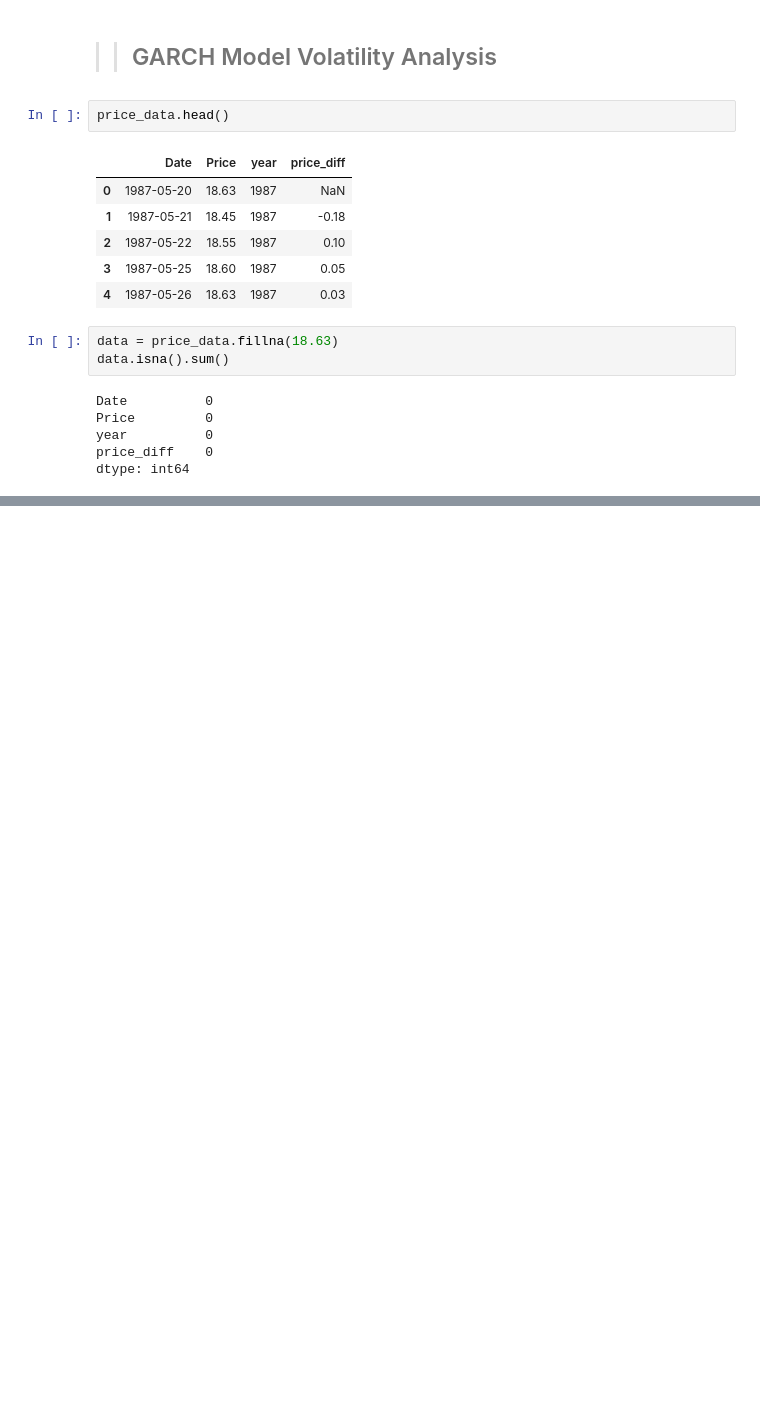
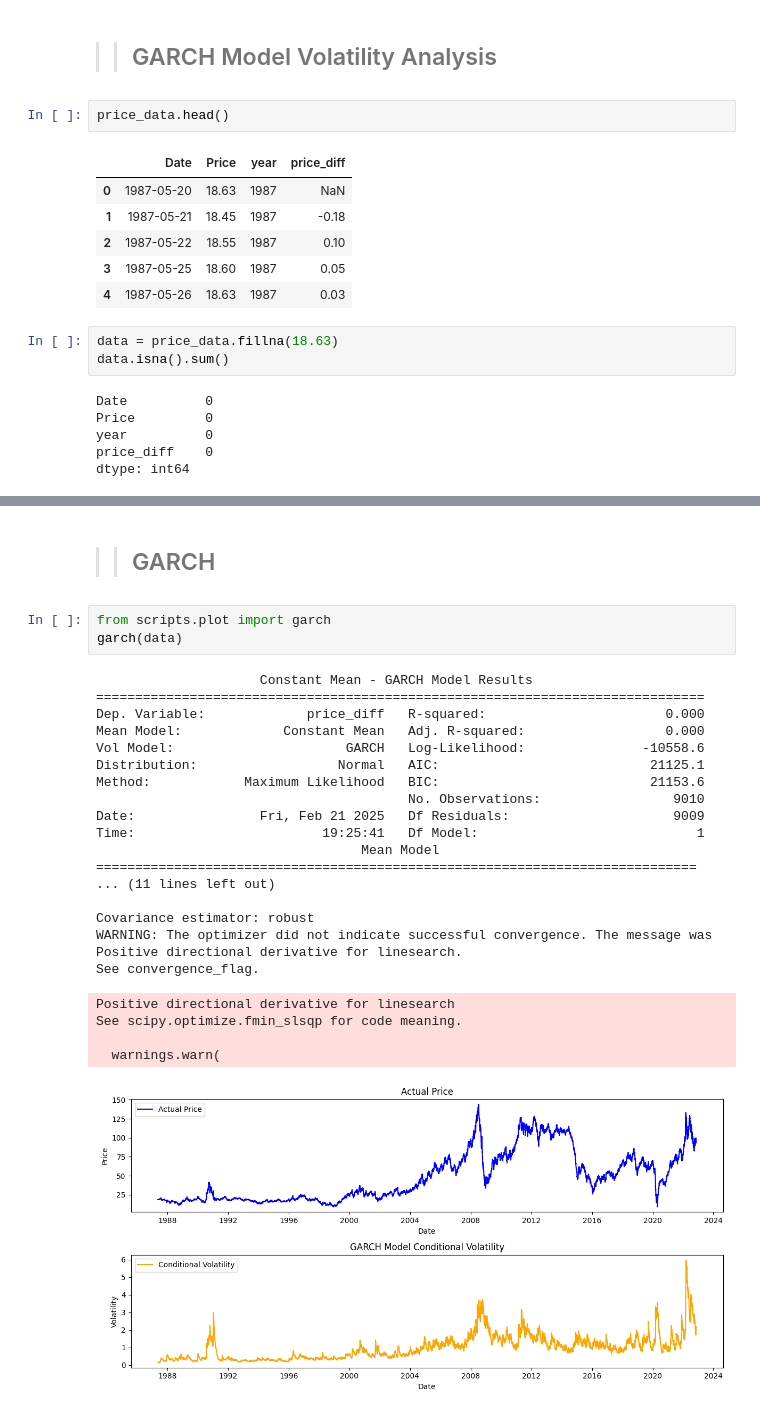
Before and after one commit to hanaDemma/Change_point_analysis_and_statistical_modelling-, a Jupyter notebook: notebooks/changePointAnalyisis.ipynb, the cells around one changed output, grey strips where cells are left out. Saved outputs shown, nothing was run; the diff lists cells and outputs as text; blank space fills up the shorter version.

```diff
--- a/notebooks/changePointAnalyisis.ipynb
+++ b/notebooks/changePointAnalyisis.ipynb
@@ -303,0 +347,28 @@ dtype: int64
+# %% [markdown]
+>> ## GARCH
+# %%
+from scripts.plot import garch
+garch(data)
+# %% [output]
+                     Constant Mean - GARCH Model Results
+==============================================================================
+Dep. Variable:             price_diff   R-squared:                       0.000
+Mean Model:             Constant Mean   Adj. R-squared:                  0.000
+Vol Model:                      GARCH   Log-Likelihood:               -10558.6
+Distribution:                  Normal   AIC:                           21125.1
+Method:            Maximum Likelihood   BIC:                           21153.6
+                                        No. Observations:                 9010
+Date:                Fri, Feb 21 2025   Df Residuals:                     9009
+Time:                        19:25:41   Df Model:                            1
+                                  Mean Model
+=============================================================================
+... (11 lines left out)
+
+Covariance estimator: robust
+WARNING: The optimizer did not indicate successful convergence. The message was Positive directional derivative for linesearch.
+See convergence_flag.
+Positive directional derivative for linesearch
+See scipy.optimize.fmin_slsqp for code meaning.
+
+  warnings.warn(
+[figure, added]
```
Also changed, not shown: parts of 5 cells of this notebook, 1 other file.
